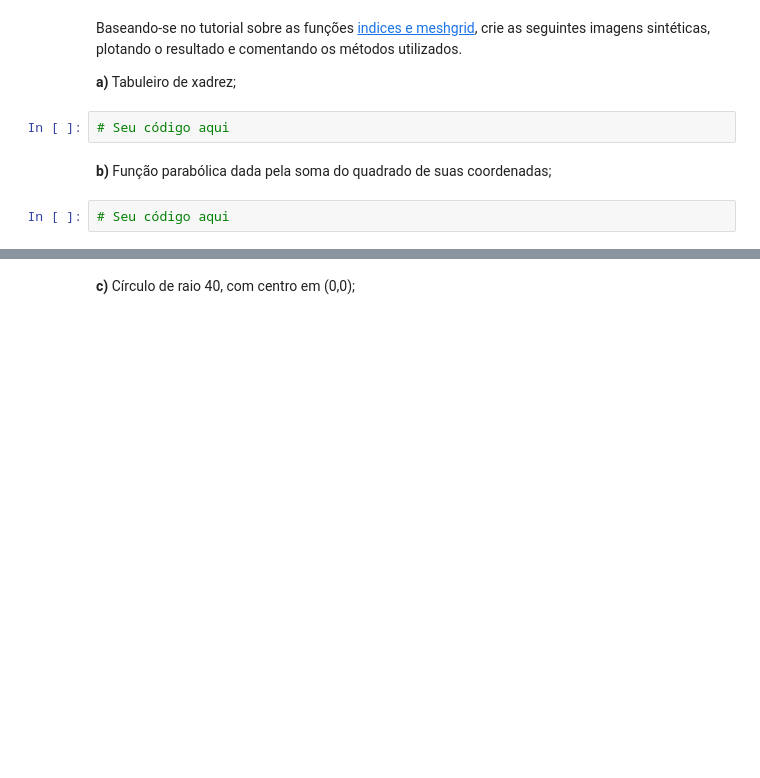
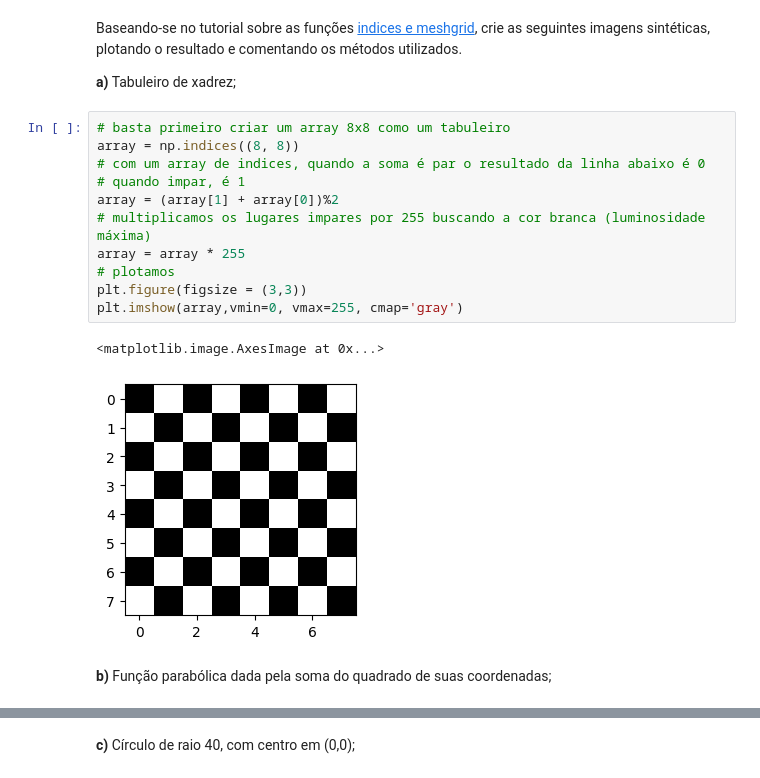
Before and after one commit to UNICAMP-EA979/2026s1-pi01-numpy-Patricio-Andre, a Jupyter notebook: Atividade.ipynb, the cells around one changed output, grey strips where cells are left out. Drawn from its saved outputs; the diff is of its cells as text; blank space fills up the shorter version.

```diff
--- a/Atividade.ipynb
+++ b/Atividade.ipynb
@@ -432,9 +488,19 @@ plt.imshow(array,vmin=0, vmax=255, cmap='gray')
 Baseando-se no tutorial sobre as funções [indices e meshgrid](https://github.com/lrittner/Computacao-Visual/blob/master/tutoriais/02_tutorial_numpy_1_6.ipynb), crie as seguintes imagens sintéticas, plotando o resultado e comentando os métodos utilizados.
 
 **a)** Tabuleiro de xadrez;
-# %%
-# Seu código aqui
+# %%
+# basta primeiro criar um array 8x8 como um tabuleiro
+array = np.indices((8, 8))
+# com um array de indices, quando a soma é par o resultado da linha abaixo é 0
+# quando impar, é 1
+array = (array[1] + array[0])%2
+# multiplicamos os lugares impares por 255 buscando a cor branca (luminosidade máxima)
+array = array * 255
+# plotamos
+plt.figure(figsize = (3,3))
+plt.imshow(array,vmin=0, vmax=255, cmap='gray')
+# %% [output]
+<matplotlib.image.AxesImage at 0x...>
+[figure, added]
 # %% [markdown]
 **b)** Função parabólica dada pela soma do quadrado de suas coordenadas;
-# %%
-# Seu código aqui
```
Also changed, not shown: parts of 24 cells of this notebook.
